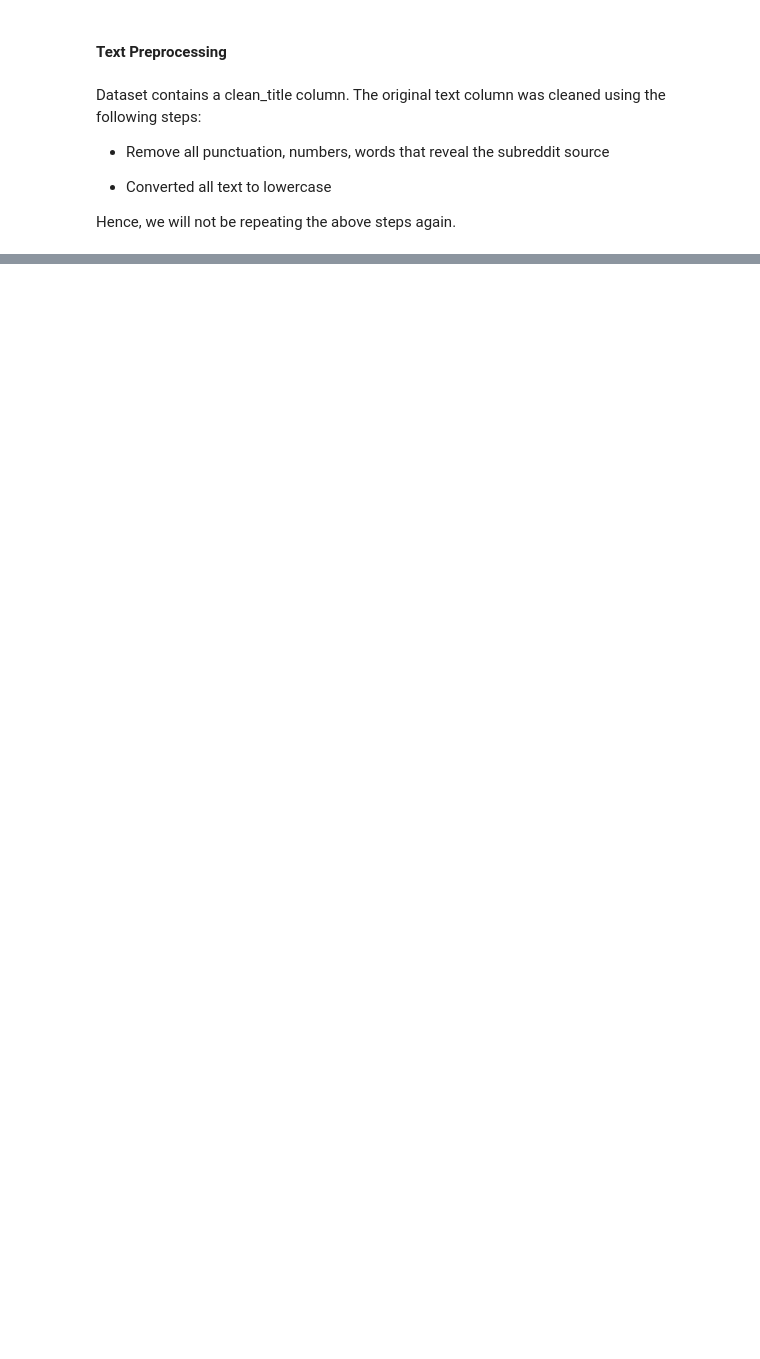
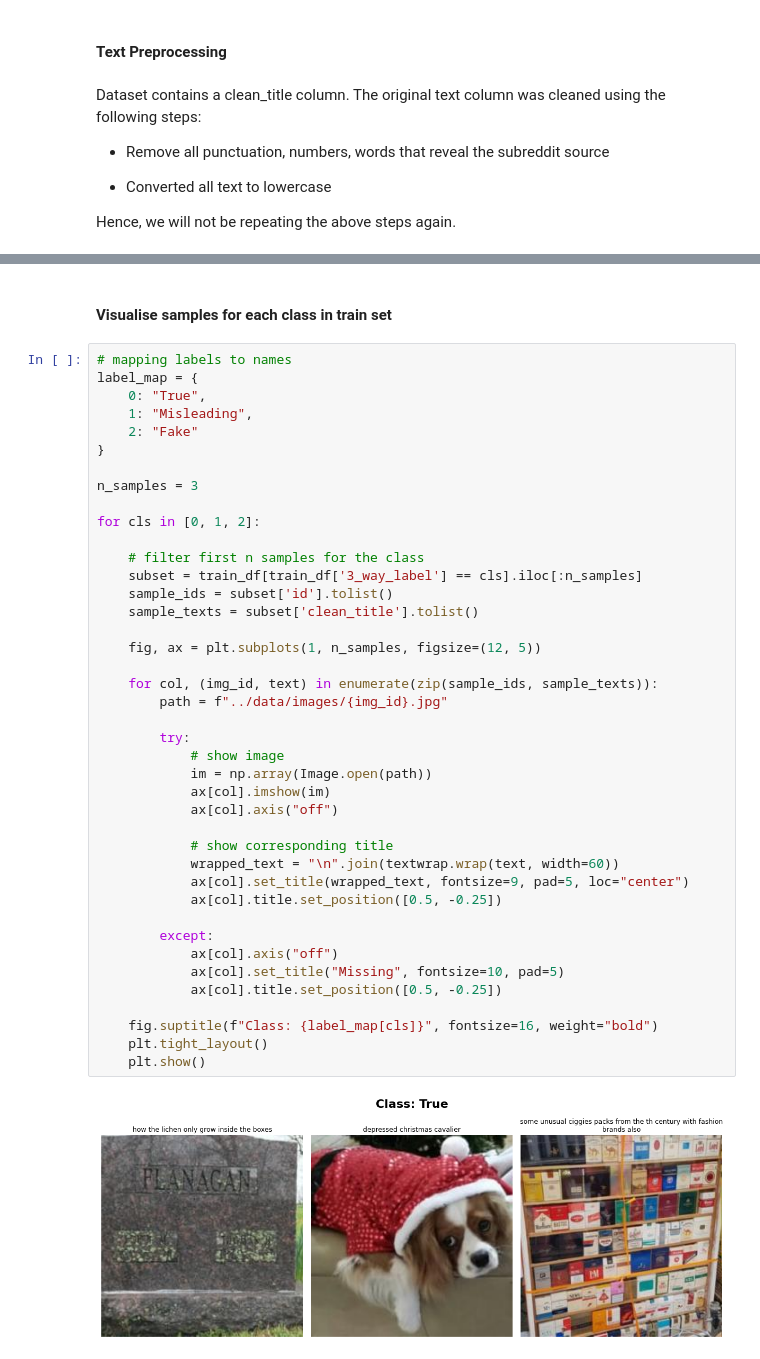
Before and after one commit to isabellachong/multimodal-fake-news-detection, a Jupyter notebook: scripts/preprocessing.ipynb, the cells around one changed output, grey strips where cells are left out. Cells and saved outputs as stored; diff of their text form; blank space fills up the shorter version.

```diff
--- a/scripts/preprocessing.ipynb
+++ b/scripts/preprocessing.ipynb
@@ -404,0 +433,45 @@ Class weights: tensor([0.6043, 9.2786, 0.8082])
+# %% [markdown]
+#### Visualise samples for each class in train set
+# %%
+# mapping labels to names
+label_map = {
+    0: "True",
+    1: "Misleading",
+    2: "Fake"
+}
+
+n_samples = 3
+
+for cls in [0, 1, 2]:
+
+    # filter first n samples for the class
+    subset = train_df[train_df['3_way_label'] == cls].iloc[:n_samples]
+    sample_ids = subset['id'].tolist()
+    sample_texts = subset['clean_title'].tolist()
+
+    fig, ax = plt.subplots(1, n_samples, figsize=(12, 5))
+
+    for col, (img_id, text) in enumerate(zip(sample_ids, sample_texts)):
+        path = f"../data/images/{img_id}.jpg"
+
+        try:
+            # show image
+            im = np.array(Image.open(path))
+            ax[col].imshow(im)
+            ax[col].axis("off")
+
+            # show corresponding title
+            wrapped_text = "\n".join(textwrap.wrap(text, width=60))
+            ax[col].set_title(wrapped_text, fontsize=9, pad=5, loc="center")
+            ax[col].title.set_position([0.5, -0.25])
+
+        except:
+            ax[col].axis("off")
+            ax[col].set_title("Missing", fontsize=10, pad=5)
+            ax[col].title.set_position([0.5, -0.25])
+
+    fig.suptitle(f"Class: {label_map[cls]}", fontsize=16, weight="bold")
+    plt.tight_layout()
+    plt.show()
+# %% [output]
+[figure, added]
```
Also changed, not shown: parts of 30 cells of this notebook, 3 other files.
